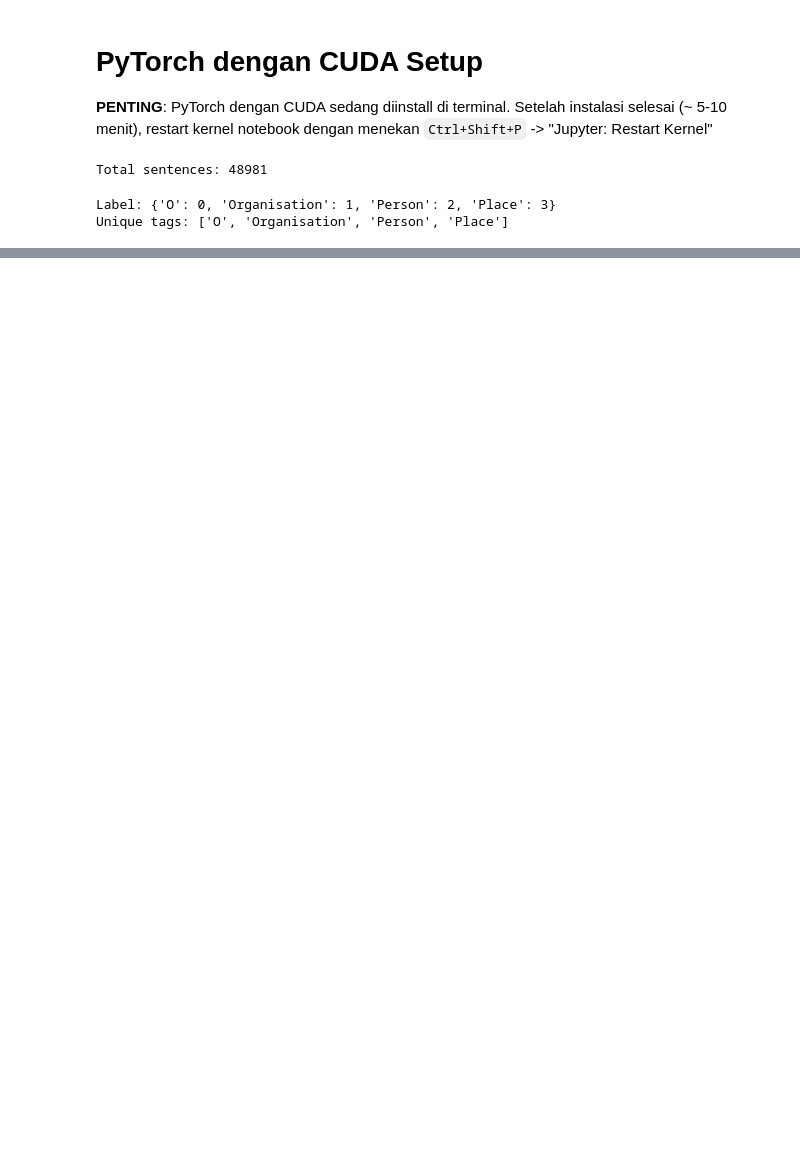
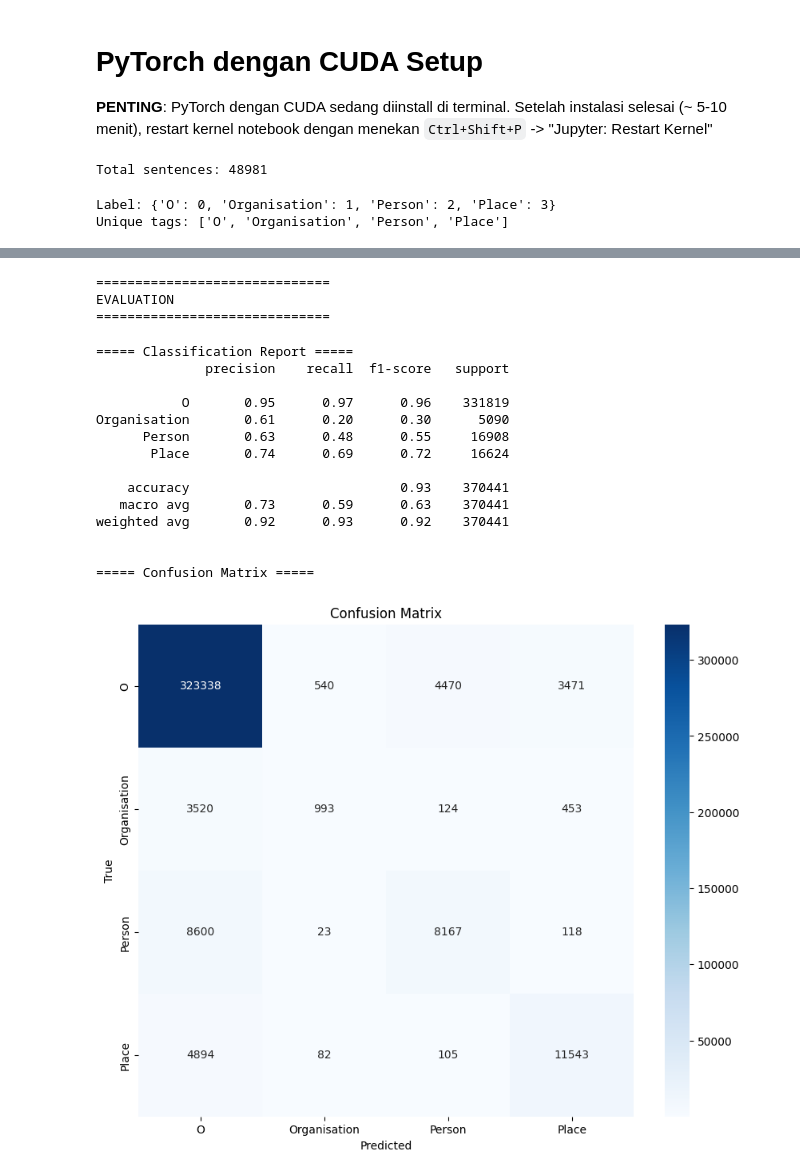
Before and after one commit to rayhanfatihg/Named-Entity-Recognition-nlp, a Jupyter notebook: IndoBert.ipynb, the cells around one changed output, grey strips where cells are left out. Saved outputs shown, nothing was run; the diff lists cells and outputs as text; code cells hidden in the pictures; blank space fills up the shorter version.

```diff
--- a/IndoBert.ipynb
+++ b/IndoBert.ipynb
@@ -261,47 +399,68 @@ KeyboardInterrupt:
 # %%
-#Evaluasi model
+from sklearn.metrics import classification_report, confusion_matrix
+import matplotlib.pyplot as plt
+import seaborn as sns
+import torch
+from tqdm import tqdm
+
 def evaluate(model, loader):
+    print("\n" + "=" * 30)
+    print("EVALUATION")
+    print("=" * 30)
+
     model.eval()
-
     true_tags = []
     pred_tags = []
 
     with torch.no_grad():
-        for batch in loader:
+        for batch in tqdm(loader, desc="Evaluating"):
             input_ids = batch["input_ids"].to(device)
             attention_mask = batch["attention_mask"].to(device)
             labels = batch["labels"].to(device)
 
-            outputs = model(input_ids,
-                            attention_mask=attention_mask)
-
+            outputs = model(input_ids, attention_mask=attention_mask)
             logits = outputs.logits
             predictions = torch.argmax(logits, dim=-1)
 
+            # Collect active labels (ignoring -100)
             for i in range(len(labels)):
-                true_seq = []
-                pred_seq = []
-
                 for j in range(len(labels[i])):
-                    if labels[i][j] == -100:
-                        continue
-
-                    true_seq.append(id2tag[int(labels[i][j])])
-                    pred_seq.append(id2tag[int(predictions[i][j])])
-
-                true_tags.append(true_seq)
-                pred_tags.append(pred_seq)
+                    if labels[i][j] != -100:
+                        true_tags.append(id2tag[int(labels[i][j])])
+                        pred_tags.append(id2tag[int(predictions[i][j])])
 
     print("\n===== Classification Report =====")
-    print(classification_report(true_tags, pred_tags))
-
-    # Flatten untuk confusion matrix
-    y_true_flat = [t for seq in true_tags for t in seq]
-    y_pred_flat = [p for seq in pred_tags for p in seq]
+    print(classification_report(true_tags, pred_tags, labels=unique_tags))
 
     print("\n===== Confusion Matrix =====")
-    print(pd.DataFrame(confusion_matrix(y_true_flat, y_pred_flat),
-                       index=unique_tags,
-                       columns=unique_tags))
+    cm = confusion_matrix(true_tags, pred_tags, labels=unique_tags)
+
+    # Plot Confusion Matrix
+    plt.figure(figsize=(10, 8))
+    sns.heatmap(cm, annot=True, fmt='d', cmap='Blues',
+                xticklabels=unique_tags, yticklabels=unique_tags)
+    plt.xlabel('Predicted')
+    plt.ylabel('True')
+    plt.title('Confusion Matrix')
+    plt.show()
 
 evaluate(model, val_loader)
+# %% [output]
+==============================
+EVALUATION
+==============================
+===== Classification Report =====
+              precision    recall  f1-score   support
+
+           O       0.95      0.97      0.96    331819
+Organisation       0.61      0.20      0.30      5090
+      Person       0.63      0.48      0.55     16908
+       Place       0.74      0.69      0.72     16624
+
+    accuracy                           0.93    370441
+   macro avg       0.73      0.59      0.63    370441
+weighted avg       0.92      0.93      0.92    370441
+
+
+===== Confusion Matrix =====
+[figure, added]
```
Also changed, not shown: parts of 3 cells of this notebook.
